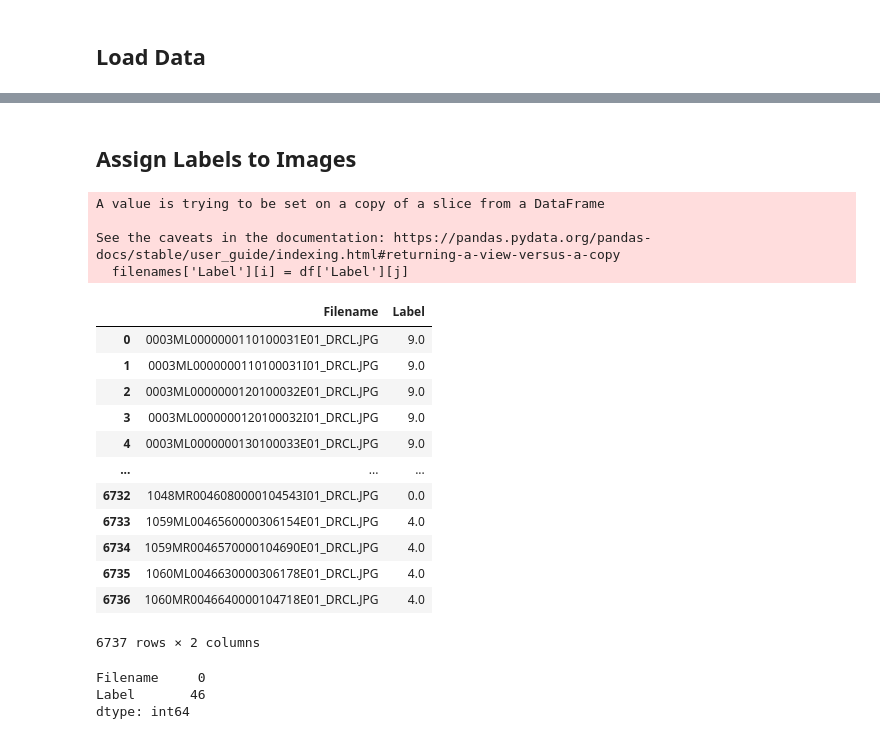
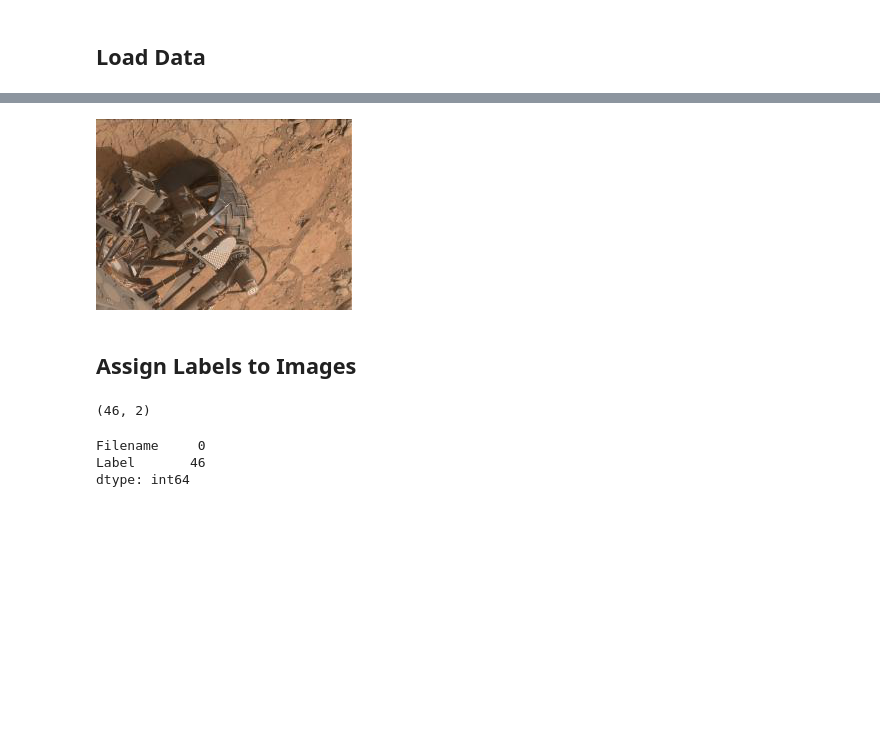
Before and after one commit to Trade4Bread/DAT_402_ML_P2, a Jupyter notebook: ML_P2.ipynb, the cells around one changed output, grey strips where cells are left out. Saved outputs shown, nothing was run; the diff lists cells and outputs as text; code cells hidden in the pictures; blank space fills up the shorter version.

```diff
--- a/ML_P2.ipynb
+++ b/ML_P2.ipynb
@@ -40,3 +29,7 @@ test_shuffled['Filename'] = test_shuffled['Filename'].str[11:]
 # %%
 filenames = pd.DataFrame(os.listdir('calibrated'))
 filenames.rename(columns={0:'Filename'}, inplace=True)
+# %%
+concat = pd.concat([train_shuffled, val_shuffled, test_shuffled]).reset_index(drop=True)
+# %%
+filenames = filenames.merge(concat, how='left', on='Filename')
@@ -42,0 +50,11 @@ filenames.rename(columns={0:'Filename'}, inplace=True)
+# %%
+dropped = filenames.dropna()
+unlabled = filenames[~filenames.index.isin(dropped.index)]
+# %%
+folder_path = "calibrated"
+
+labled_files = concat['Filename'].tolist()
+unlabled_files = unlabled['Filename'].tolist()
+
+images = [Image.open(os.path.join(folder_path, file)) for file in labled_files]
+images_unlabled = [Image.open(os.path.join(folder_path, file)) for file in unlabled_files]
@@ -43,34 +72,6 @@ filenames.rename(columns={0:'Filename'}, inplace=True)
+# %%
+images_unlabled[12]
+# %% [output]
+[figure, added]
 # %% [markdown]
 ## Assign Labels to Images
-# %%
-filenames =filenames.merge(train_shuffled, how='left', on='Filename')
-
-dfs = [val_shuffled, test_shuffled]
-for df in dfs:
-    for val in df['Filename']:
-        i = 0
-        j = df.index[df['Filename'] == val]
-        while i < len(filenames):
-            if val == filenames['Filename'][i]:
-                filenames['Label'][i] = df['Label'][j]
-            i += 1
-
-filenames
-# %% [output]
-A value is trying to be set on a copy of a slice from a DataFrame
-
-See the caveats in the documentation: https://pandas.pydata.org/pandas-docs/stable/user_guide/indexing.html#returning-a-view-versus-a-copy
-  filenames['Label'][i] = df['Label'][j]
-|  | Filename | Label |
-| 0 | 0003ML0000000110100031E01_DRCL.JPG | 9.0 |
-| 1 | 0003ML0000000110100031I01_DRCL.JPG | 9.0 |
-| 2 | 0003ML0000000120100032E01_DRCL.JPG | 9.0 |
-| 3 | 0003ML0000000120100032I01_DRCL.JPG | 9.0 |
-| 4 | 0003ML0000000130100033E01_DRCL.JPG | 9.0 |
-| ... | ... | ... |
-| 6732 | 1048MR0046080000104543I01_DRCL.JPG | 0.0 |
-| 6733 | 1059ML0046560000306154E01_DRCL.JPG | 4.0 |
-| 6734 | 1059MR0046570000104690E01_DRCL.JPG | 4.0 |
-| 6735 | 1060ML0046630000306178E01_DRCL.JPG | 4.0 |
-| 6736 | 1060MR0046640000104718E01_DRCL.JPG | 4.0 |
-6737 rows × 2 columns
@@ -76,0 +80,4 @@ See the caveats in the documentation: https://pandas.pydata.org/pandas-docs/stab
+# %%
+unlabled.shape
+# %% [output]
+(46, 2)
```
Also changed, not shown: parts of 9 cells of this notebook.
